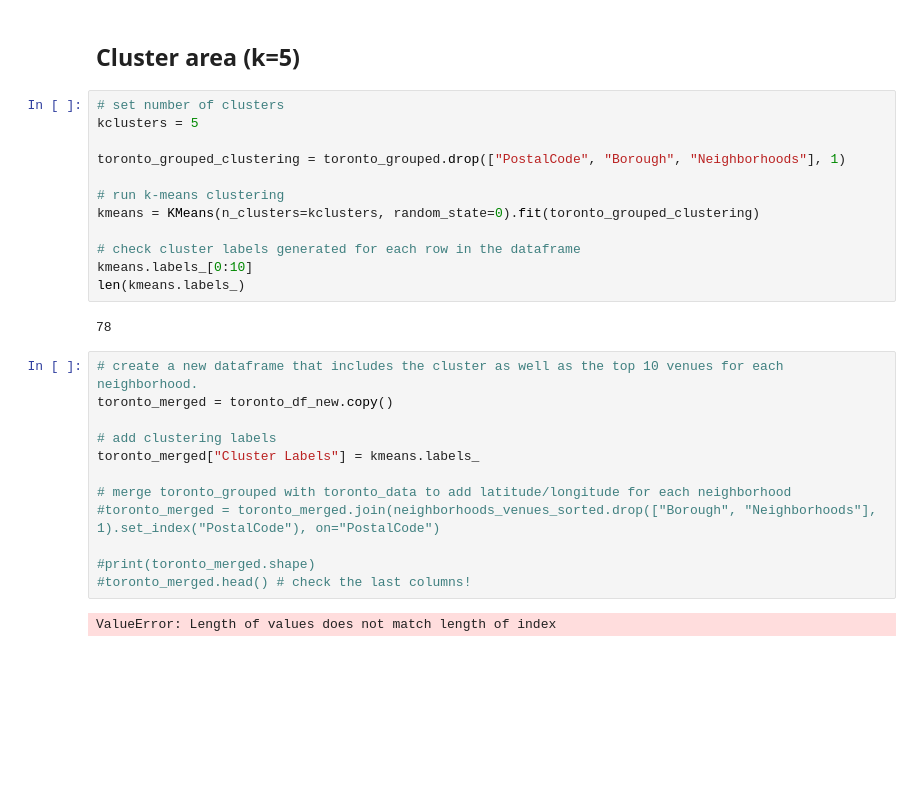
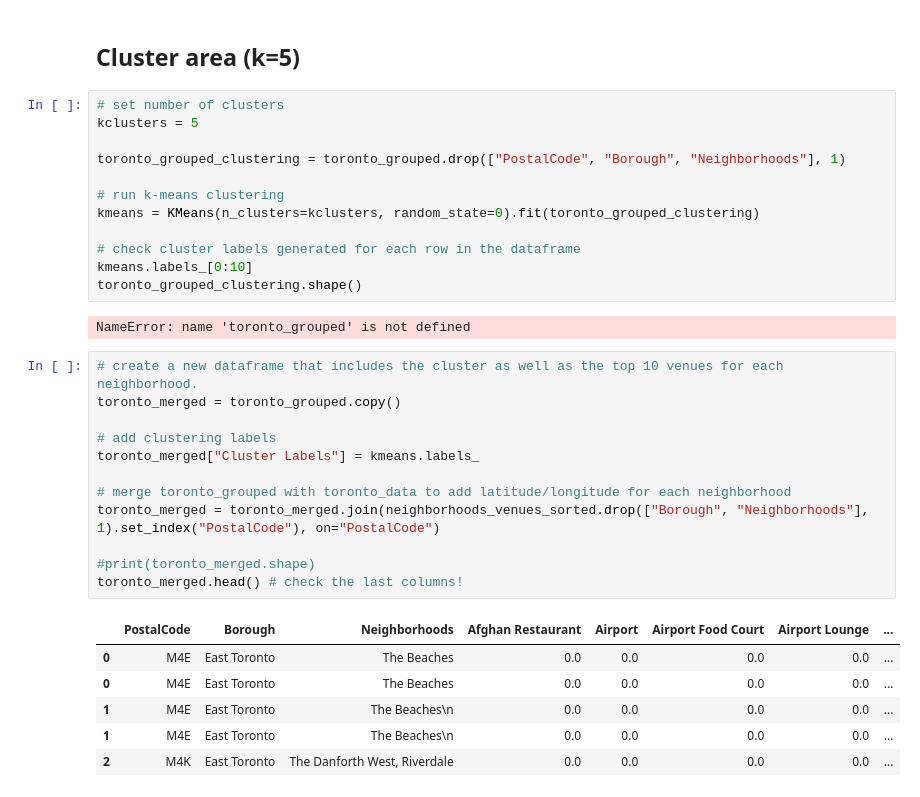
Before and after one commit to hrd1795/Coursera_Capstone, a Jupyter notebook: Segmenting and Clustering Neighborhoods in Toronto.ipynb, the cells around one changed output. Saved outputs shown, nothing was run; the diff lists cells and outputs as text; blank space fills up the shorter version.

```diff
--- a/Segmenting and Clustering Neighborhoods in Toronto.ipynb
+++ b/Segmenting and Clustering Neighborhoods in Toronto.ipynb
@@ -416,20 +418,25 @@ kmeans = KMeans(n_clusters=kclusters, random_state=0).fit(toronto_grouped_cluste
 
 # check cluster labels generated for each row in the dataframe
 kmeans.labels_[0:10]
-len(kmeans.labels_)
+toronto_grouped_clustering.shape()
 # %% [output]
-78
+NameError: name 'toronto_grouped' is not defined
 # %%
 # create a new dataframe that includes the cluster as well as the top 10 venues for each neighborhood.
-toronto_merged = toronto_df_new.copy()
+toronto_merged = toronto_grouped.copy()
 
 # add clustering labels
 toronto_merged["Cluster Labels"] = kmeans.labels_
 
 # merge toronto_grouped with toronto_data to add latitude/longitude for each neighborhood
-#toronto_merged = toronto_merged.join(neighborhoods_venues_sorted.drop(["Borough", "Neighborhoods"], 1).set_index("PostalCode"), on="PostalCode")
+toronto_merged = toronto_merged.join(neighborhoods_venues_sorted.drop(["Borough", "Neighborhoods"], 1).set_index("PostalCode"), on="PostalCode")
 
 #print(toronto_merged.shape)
-#toronto_merged.head() # check the last columns!
+toronto_merged.head() # check the last columns!
 # %% [output]
-ValueError: Length of values does not match length of index
+|  | PostalCode | Borough | Neighborhoods | Afghan Restaurant | Airport | Airport Food Court | Airport Lounge | ... |
+| 0 | M4E | East Toronto | The Beaches | 0.0 | 0.0 | 0.0 | 0.0 | ... |
+| 0 | M4E | East Toronto | The Beaches | 0.0 | 0.0 | 0.0 | 0.0 | ... |
+| 1 | M4E | East Toronto | The Beaches\n | 0.0 | 0.0 | 0.0 | 0.0 | ... |
+| 1 | M4E | East Toronto | The Beaches\n | 0.0 | 0.0 | 0.0 | 0.0 | ... |
+| 2 | M4K | East Toronto | The Danforth West, Riverdale | 0.0 | 0.0 | 0.0 | 0.0 | ... |
```
Also changed, not shown: parts of 2 cells of this notebook.
